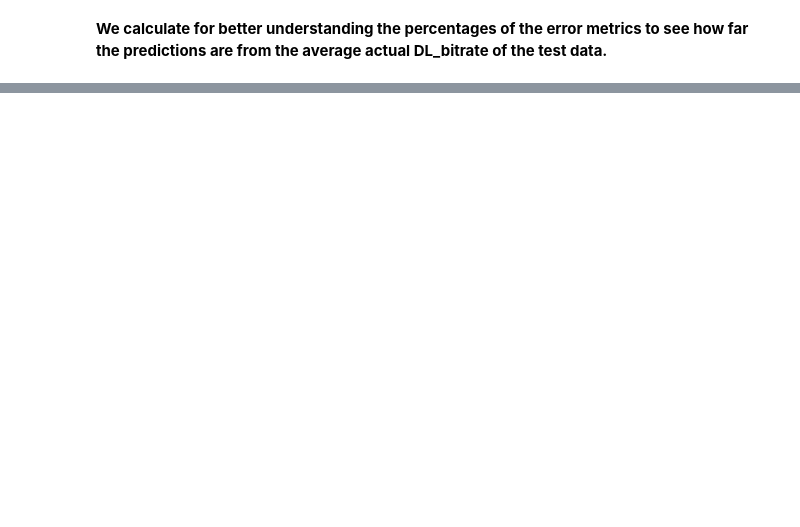
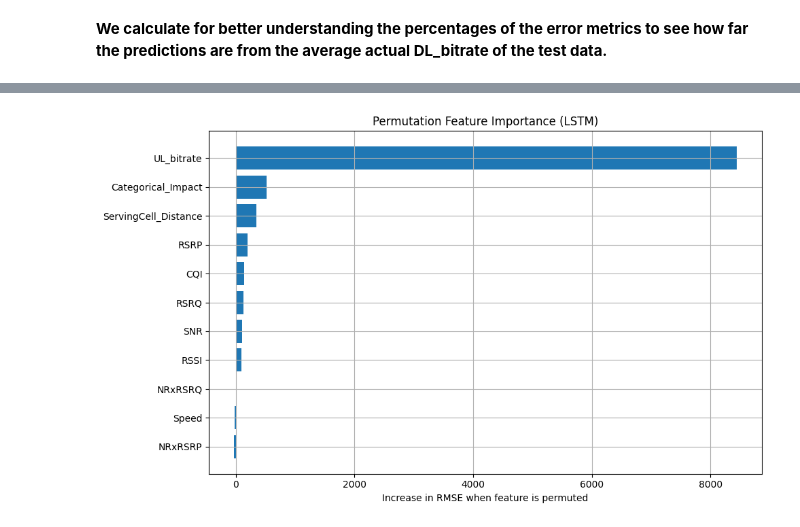
Before and after one commit to miltiadiss/CEID_NE577-5G-Architectures-Technologies-Applications-and-Key-Performance-Indexes, a Jupyter notebook: Code/LSTM.ipynb, the cells around one changed output, grey strips where cells are left out. Cells and saved outputs as stored; diff of their text form; code cells hidden in the pictures; blank space fills up the shorter version.

```diff
--- a/Code/LSTM.ipynb
+++ b/Code/LSTM.ipynb
@@ -197,0 +235,72 @@ MAE  (%): 22.14%
+# %%
+import numpy as np
+import pandas as pd
+from sklearn.metrics import mean_squared_error
+from math import sqrt
+import matplotlib.pyplot as plt
+
+#  προβλέψεις για το Test set
+baseline_rmse = sqrt(mean_squared_error(y_test_orig, y_test_pred_orig))
+
+feature_names = features_scaled.columns.tolist()
+num_features = len(feature_names)
+importances = []
+
+# Για κάθε χαρακτηριστικό: κάνε permute και υπολόγισε νέο RMSE
+for i in range(num_features):
+    X_test_permuted = X_test.copy()
+
+    # κάνε shuffle μόνο στο i-th feature σε ολα τα time steps
+    X_test_permuted[:, :, i] = np.random.permutation(X_test_permuted[:, :, i])
+
+    # πρόβλεψη με το permuted test set
+    y_pred_perm = model.predict(X_test_permuted)
+    y_pred_perm_orig = target_scaler.inverse_transform(y_pred_perm)
+
+    perm_rmse = sqrt(mean_squared_error(y_test_orig, y_pred_perm_orig))
+    delta = perm_rmse - baseline_rmse
+    importances.append(delta)
+
+    print(f"Feature: {feature_names[i]}, RMSE Δ: {delta:.4f}")
+
+# Μετατροπή σε DataFrame για plotting
+importance_df = pd.DataFrame({
+    "Feature": feature_names,
+    "Importance (RMSE Δ)": importances
+}).sort_values(by="Importance (RMSE Δ)", ascending=False)
+
+# Plot
+plt.figure(figsize=(10, 6))
+plt.barh(importance_df["Feature"], importance_df["Importance (RMSE Δ)"])
+plt.xlabel("Increase in RMSE when feature is permuted")
+plt.title("Permutation Feature Importance (LSTM)")
+plt.gca().invert_yaxis()
+plt.grid(True)
+plt.tight_layout()
+plt.show()
+# --- Scatter plot: Feature Rank vs RMSE Δ
+plt.figure(figsize=(8, 5))
+plt.scatter(range(len(importance_df)), importance_df["Importance (RMSE Δ)"], color='dodgerblue')
+plt.title("Κατανομή σημασίας χαρακτηριστικών (RMSE Δ)")
+plt.xlabel("Κατάταξη χαρακτηριστικού")
+plt.ylabel("Αύξηση RMSE όταν γίνεται permute")
+plt.grid(True)
+plt.tight_layout()
+plt.show()
+
+# --- Cumulative Importance plot
+importance_df["Cumulative Importance"] = importance_df["Importance (RMSE Δ)"].cumsum()
+total = importance_df["Importance (RMSE Δ)"].sum()
+importance_df["Cumulative %"] = 100 * importance_df["Cumulative Importance"] / total
+
+plt.figure(figsize=(10, 5))
+plt.plot(range(len(importance_df)), importance_df["Cumulative %"], marker='o', color='darkgreen')
+plt.axhline(y=90, color='red', linestyle='--', label="90% threshold")
+plt.title("Συσσώρευση σημασίας χαρακτηριστικών")
+plt.xlabel("Κατάταξη χαρακτηριστικού")
+plt.ylabel("Συσσωρευμένο ποσοστό σημασίας (%)")
+plt.grid(True)
+plt.legend()
+plt.tight_layout()
+plt.show()
+# %% [output]
@@ -197,0 +324 @@ MAE  (%): 22.14%
+[figure, added]
```
Also changed, not shown: parts of 15 cells of this notebook.
